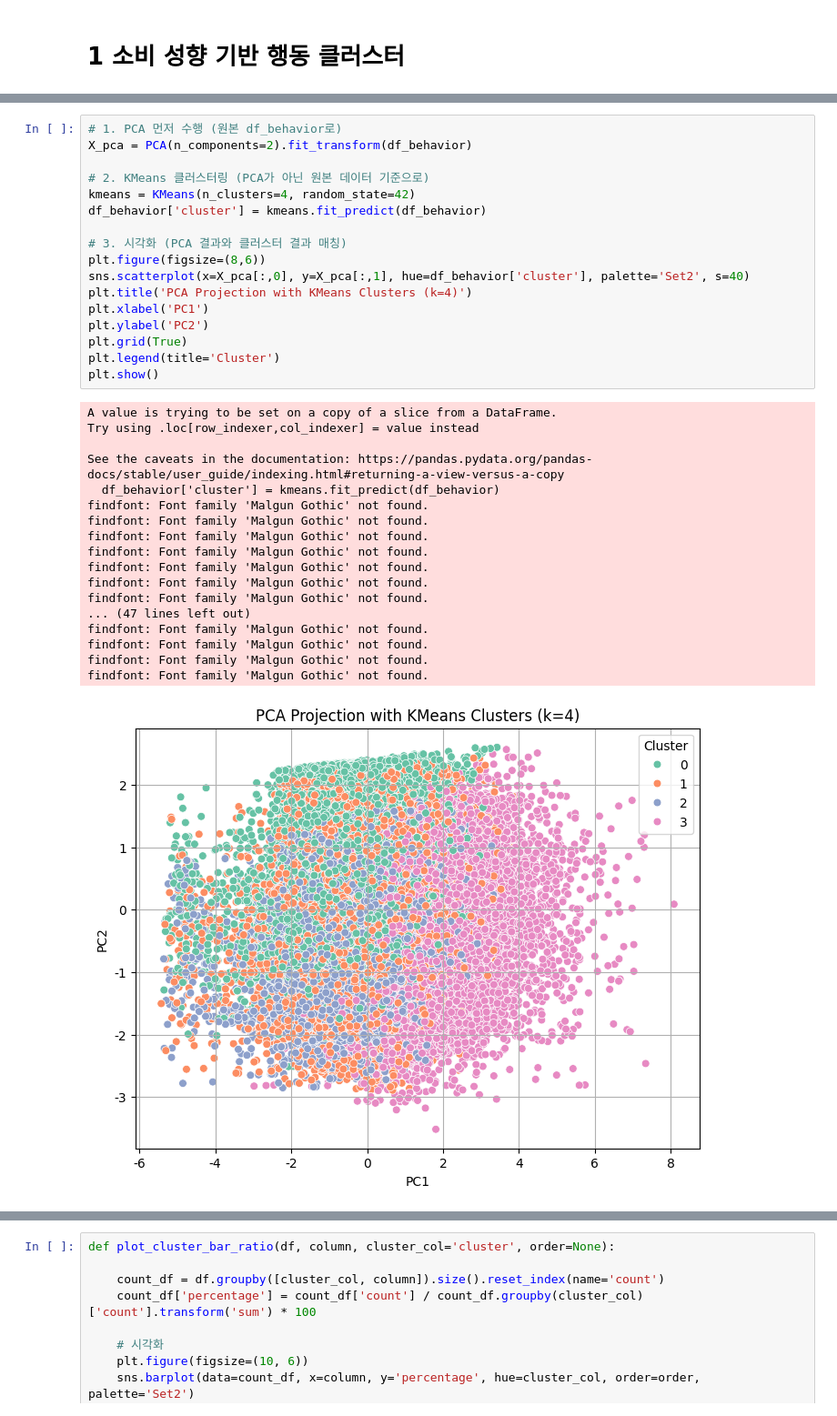
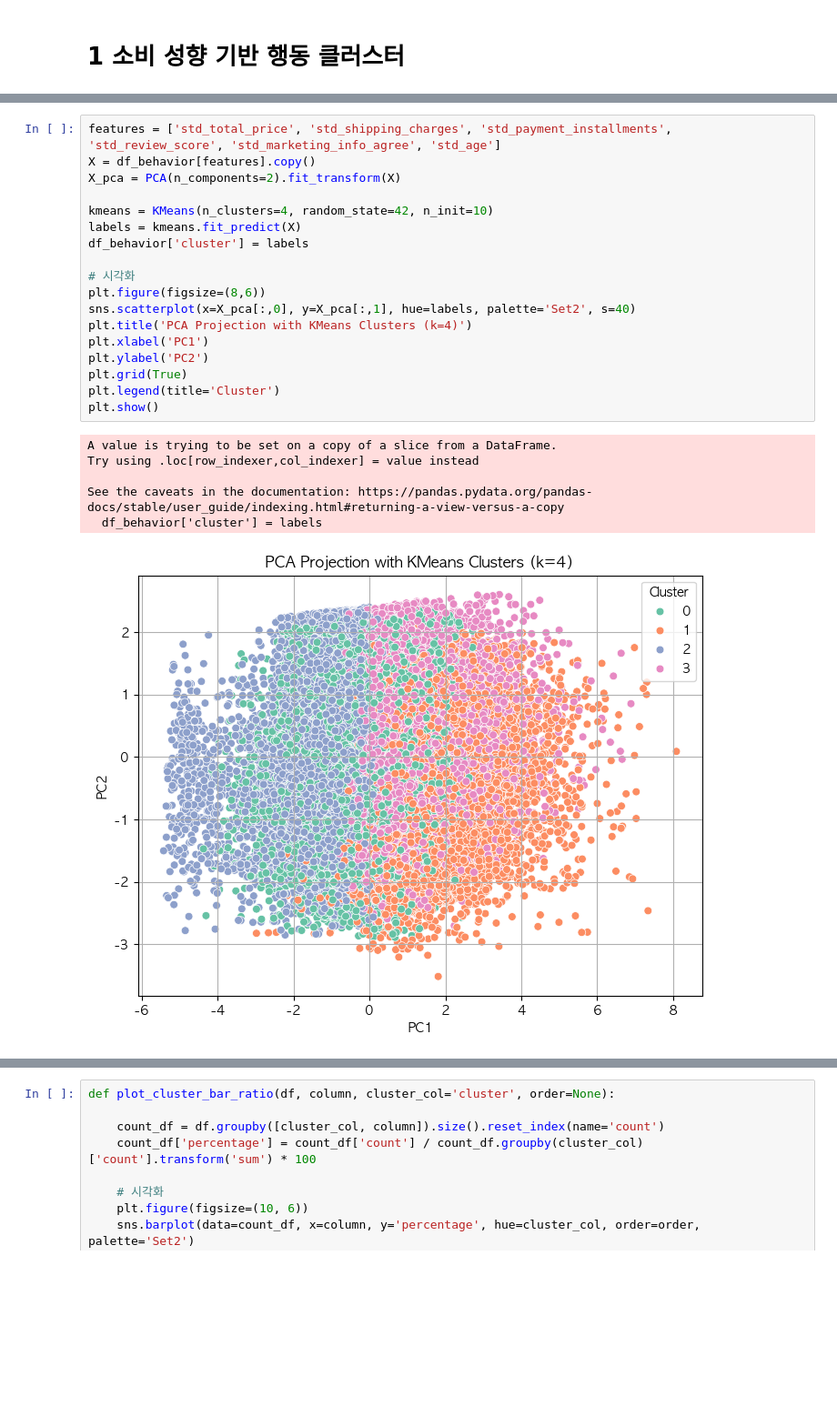
Before and after one commit to sasangkyoo/Marketing_proj, a Jupyter notebook: EDA_12_market.ipynb, the cells around one changed output, grey strips where cells are left out. Shown at 91% size. Drawn from its saved outputs; the diff is of its cells as text; blank space fills up the shorter version.

```diff
--- a/EDA_12_market.ipynb
+++ b/EDA_12_market.ipynb
@@ -690,37 +673,26 @@ findfont: Font family 'Malgun Gothic' not found.
 # %%
-# 1. PCA 먼저 수행 (원본 df_behavior로)
-X_pca = PCA(n_components=2).fit_transform(df_behavior)
+features = ['std_total_price', 'std_shipping_charges', 'std_payment_installments', 'std_review_score', 'std_marketing_info_agree', 'std_age']
+X = df_behavior[features].copy()
+X_pca = PCA(n_components=2).fit_transform(X)
 
-# 2. KMeans 클러스터링 (PCA가 아닌 원본 데이터 기준으로)
-kmeans = KMeans(n_clusters=4, random_state=42)
-df_behavior['cluster'] = kmeans.fit_predict(df_behavior)
+kmeans = KMeans(n_clusters=4, random_state=42, n_init=10)
+labels = kmeans.fit_predict(X)
+df_behavior['cluster'] = labels
 
-# 3. 시각화 (PCA 결과와 클러스터 결과 매칭)
+# 시각화
 plt.figure(figsize=(8,6))
-sns.scatterplot(x=X_pca[:,0], y=X_pca[:,1], hue=df_behavior['cluster'], palette='Set2', s=40)
+sns.scatterplot(x=X_pca[:,0], y=X_pca[:,1], hue=labels, palette='Set2', s=40)
 plt.title('PCA Projection with KMeans Clusters (k=4)')
 plt.xlabel('PC1')
 plt.ylabel('PC2')
 plt.grid(True)
 plt.legend(title='Cluster')
 plt.show()
 # %% [output]
 A value is trying to be set on a copy of a slice from a DataFrame.
 Try using .loc[row_indexer,col_indexer] = value instead
 
 See the caveats in the documentation: https://pandas.pydata.org/pandas-docs/stable/user_guide/indexing.html#returning-a-view-versus-a-copy
-  df_behavior['cluster'] = kmeans.fit_predict(df_behavior)
-findfont: Font family 'Malgun Gothic' not found.
-findfont: Font family 'Malgun Gothic' not found.
-findfont: Font family 'Malgun Gothic' not found.
-findfont: Font family 'Malgun Gothic' not found.
-findfont: Font family 'Malgun Gothic' not found.
-findfont: Font family 'Malgun Gothic' not found.
-findfont: Font family 'Malgun Gothic' not found.
-... (47 lines left out)
-findfont: Font family 'Malgun Gothic' not found.
-findfont: Font family 'Malgun Gothic' not found.
-findfont: Font family 'Malgun Gothic' not found.
-findfont: Font family 'Malgun Gothic' not found.
+  df_behavior['cluster'] = labels
-[figure, old version]
+[figure, new version]
 # %%
```
Also changed, not shown: parts of 12 cells of this notebook.
